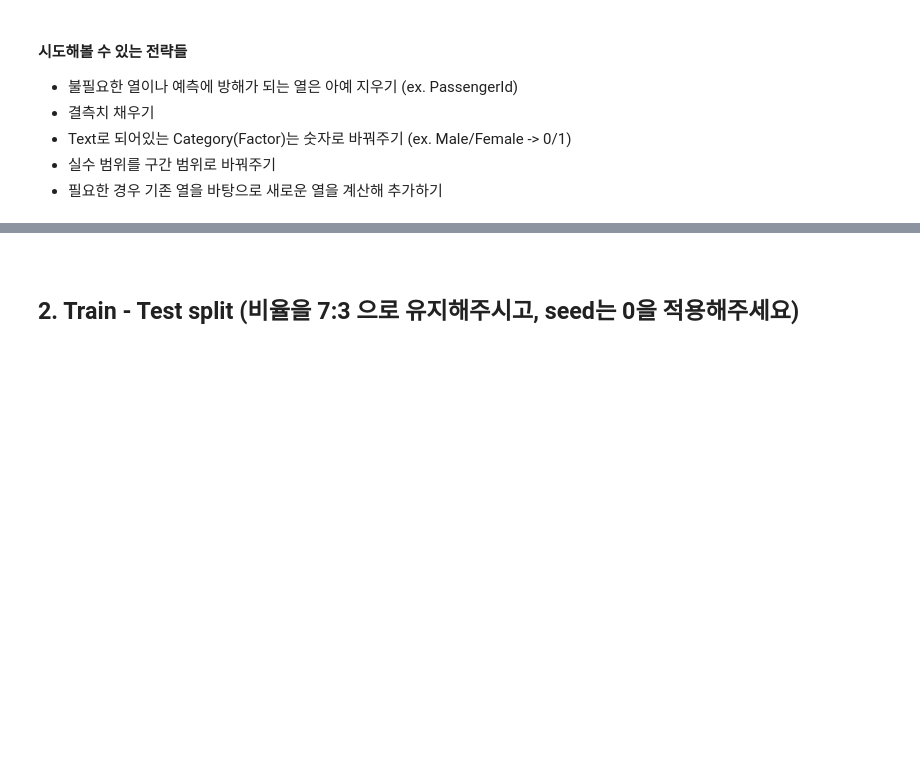
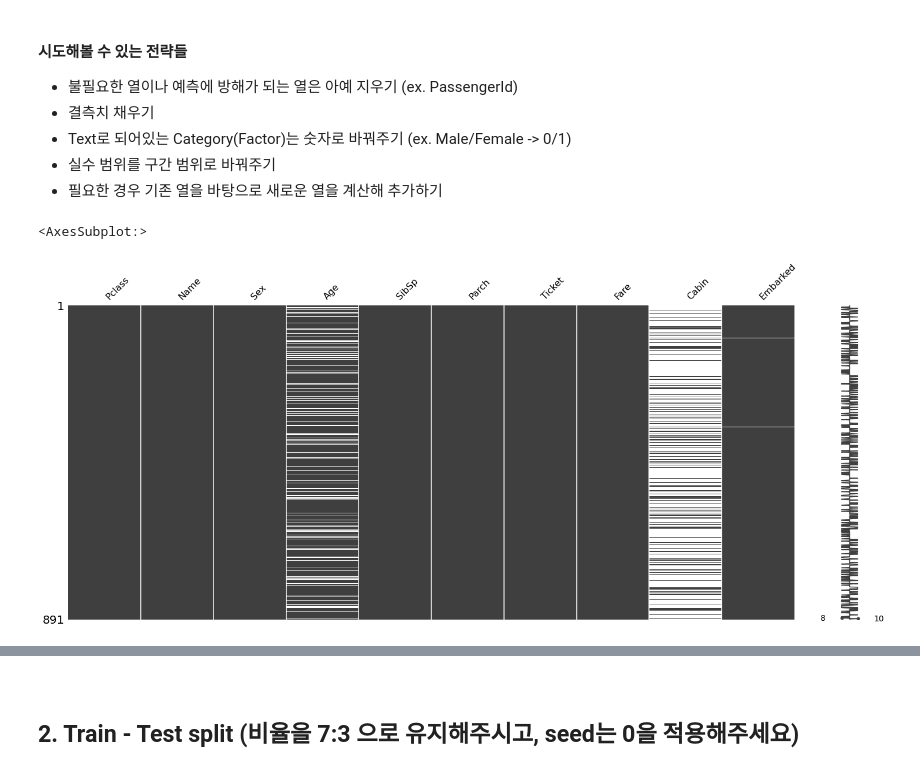
Before and after one commit to querkowe/titanic_data, a Jupyter notebook: ML for Titanic survival prediction (Blank).ipynb, the cells around one changed output, grey strips where cells are left out. Saved outputs shown, nothing was run; the diff lists cells and outputs as text; code cells hidden in the pictures; blank space fills up the shorter version.

```diff
--- a/ML for Titanic survival prediction (Blank).ipynb
+++ b/ML for Titanic survival prediction (Blank).ipynb
@@ -161 +174,7 @@ del x_data['Name']
 del x_data["PassengerId"]
+# %%
+# 결측치 확인
+msno.matrix(x_data.sample(891))
+# %% [output]
+<AxesSubplot:>
+[figure, added]
```
Also changed, not shown: parts of 32 cells of this notebook, 1 other file.
